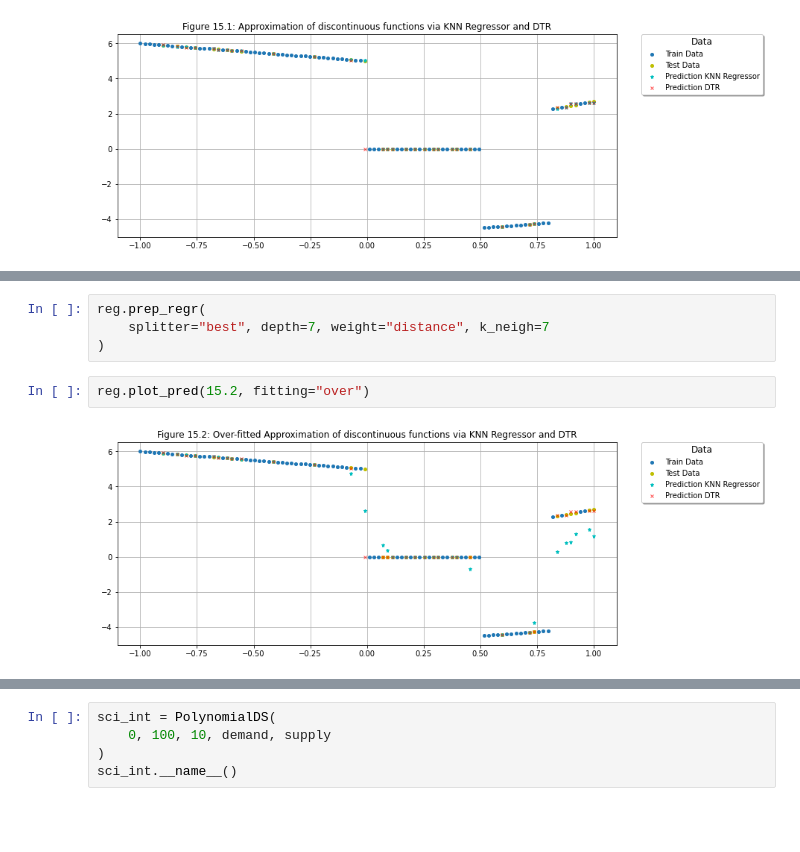
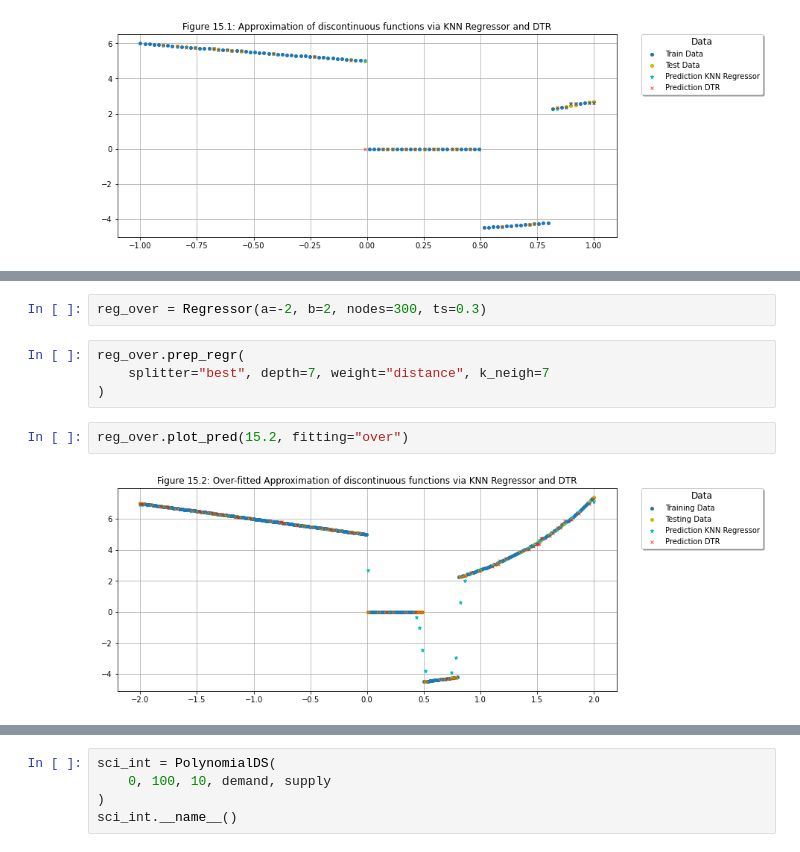
Before and after one commit to ArbiKodraj/Final_Project, a Jupyter notebook: FunctionApproximation.ipynb, the cells around one changed output, grey strips where cells are left out. Saved outputs shown, nothing was run; the diff lists cells and outputs as text; blank space fills up the shorter version.

```diff
--- a/FunctionApproximation.ipynb
+++ b/FunctionApproximation.ipynb
@@ -912,12 +917,14 @@ Table 12.1: Approximation Accuracy ML Methods
 |  | Mean Absolute Error | Mean Squared Error | Explained Variance Score | $R^2$ Score |
 | DTR | 0.173390 | 0.761791 | 0.925040 | 0.922750 |
 | KNN Regressor | 0.022153 | 0.001160 | 0.999884 | 0.999884 |
+# %%
+reg_over = Regressor(a=-2, b=2, nodes=300, ts=0.3)
 # %%
-reg.prep_regr(
+reg_over.prep_regr(
     splitter="best", depth=7, weight="distance", k_neigh=7
 )
 # %%
-reg.plot_pred(15.2, fitting="over")
+reg_over.plot_pred(15.2, fitting="over")
 # %% [output]
-[figure, old version]
+[figure, new version]
 # %%
```
Also changed, not shown: parts of 16 cells of this notebook, 1 other file.
